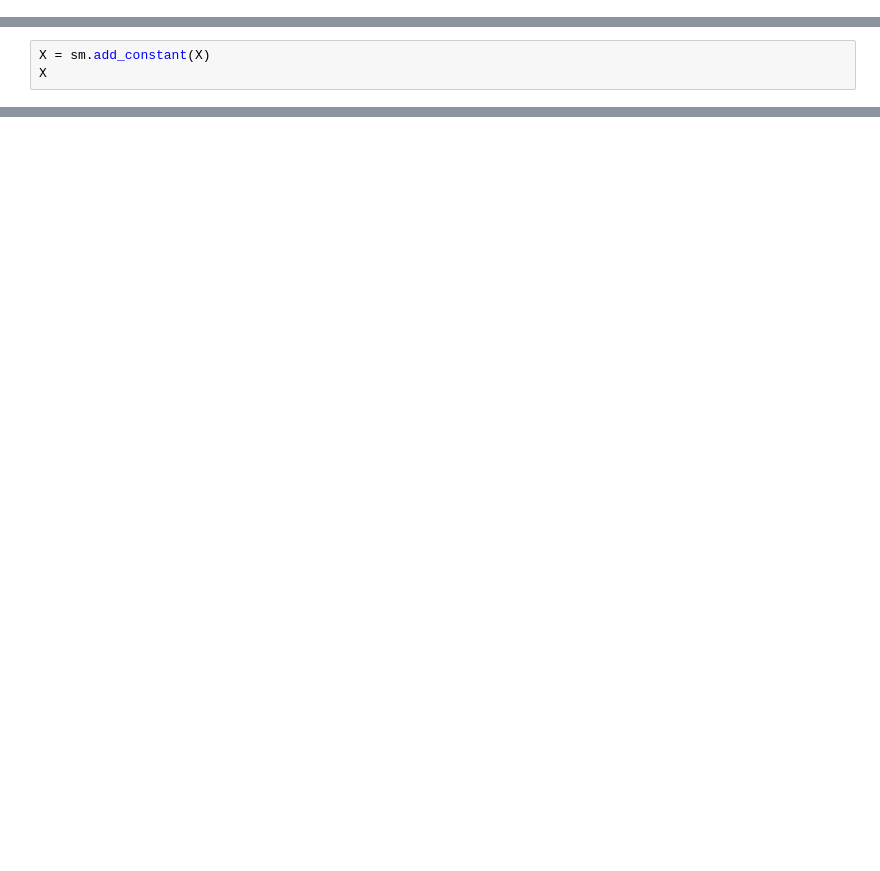
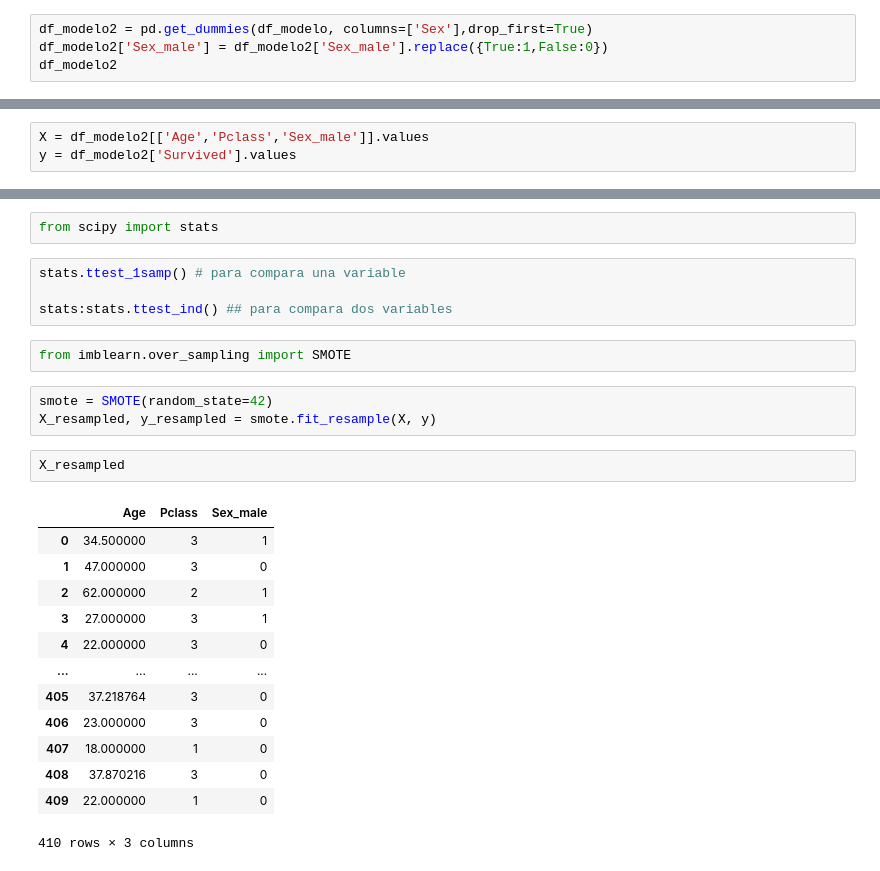
Before and after one commit to rownlet/desafioLatam, a Jupyter notebook: Tutoria_6_python_estadistica_g82.ipynb, the cells around one changed output, grey strips where cells are left out. Drawn from its saved outputs; the diff is of its cells as text; blank space fills up the shorter version.

```diff
--- a/Tutoria_6_python_estadistica_g82.ipynb
+++ b/Tutoria_6_python_estadistica_g82.ipynb
@@ -323,0 +104,4 @@ X= df_modelo['height']
+# %%
+df_modelo2 = pd.get_dummies(df_modelo, columns=['Sex'],drop_first=True)
+df_modelo2['Sex_male'] = df_modelo2['Sex_male'].replace({True:1,False:0})
+df_modelo2
@@ -323,0 +126,3 @@ X= df_modelo['height']
+# %%
+X = df_modelo2[['Age','Pclass','Sex_male']].values
+y = df_modelo2['Survived'].values
@@ -358,3 +203,0 @@ len(y), len(X)
-# %%
-X = sm.add_constant(X)
-X
@@ -452,0 +265,27 @@ sns.heatmap()
+# %%
+from scipy import stats
+# %%
+stats.ttest_1samp() # para compara una variable
+
+stats:stats.ttest_ind() ## para compara dos variables
+# %%
+from imblearn.over_sampling import SMOTE
+# %%
+smote = SMOTE(random_state=42)
+X_resampled, y_resampled = smote.fit_resample(X, y)
+# %%
+X_resampled
+# %% [output]
+|  | Age | Pclass | Sex_male |
+| 0 | 34.500000 | 3 | 1 |
+| 1 | 47.000000 | 3 | 0 |
+| 2 | 62.000000 | 2 | 1 |
+| 3 | 27.000000 | 3 | 1 |
+| 4 | 22.000000 | 3 | 0 |
+| ... | ... | ... | ... |
+| 405 | 37.218764 | 3 | 0 |
+| 406 | 23.000000 | 3 | 0 |
+| 407 | 18.000000 | 1 | 0 |
+| 408 | 37.870216 | 3 | 0 |
+| 409 | 22.000000 | 1 | 0 |
+410 rows × 3 columns
```
Also changed, not shown: parts of 64 cells of this notebook.
